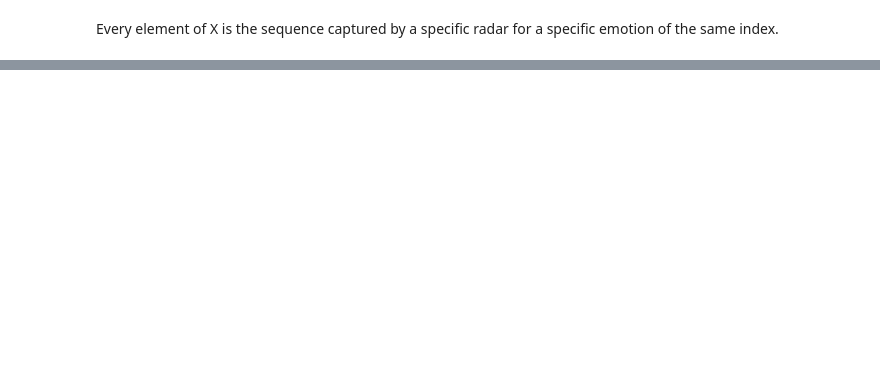
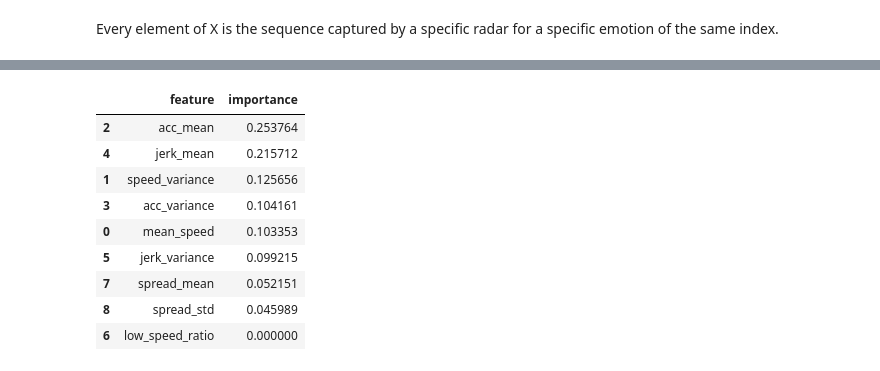
Before and after one commit to anasdev1204/CoDaS-Radar-based-Sentiment-Analysis-and-recognition, a Jupyter notebook: anas/eda.ipynb, the cells around one changed output, grey strips where cells are left out. Cells and saved outputs as stored; diff of their text form; code cells hidden in the pictures; blank space fills up the shorter version.

```diff
--- a/anas/eda.ipynb
+++ b/anas/eda.ipynb
@@ -203,0 +304,15 @@ plt.show()
+# %%
+def extract_features(sample):
+
+    centroids = compute_centroids(sample)
+
+    f_motion = motion_features(centroids)
+    f_spread = spread_features(sample)
+
+    return np.array(f_motion + f_spread)
+
+feature_names = [
+    "mean_speed", "speed_variance", "acc_mean", "acc_variance",
+    "jerk_mean", "jerk_variance", "low_speed_ratio",
+    "spread_mean", "spread_std"
+]
@@ -203,0 +347,9 @@ plt.show()
+# %%
+from sklearn.model_selection import GroupShuffleSplit
+
+groups = np.array(user_ids)
+gss = GroupShuffleSplit(test_size=0.2, n_splits=1)
+
+for train_idx, test_idx in gss.split(all_users_all_features, all_users_emotion_labels, groups=user_ids):
+    X_train, X_test = all_users_all_features[train_idx], all_users_all_features[test_idx]
+    y_train, y_test = all_users_emotion_labels[train_idx], all_users_emotion_labels[test_idx]
@@ -203,0 +392,22 @@ plt.show()
+# %%
+import pandas as pd
+
+importances = model.feature_importances_
+
+df = pd.DataFrame({
+    "feature": feature_names,
+    "importance": importances
+}).sort_values(by="importance", ascending=False)
+
+df
+# %% [output]
+|  | feature | importance |
+| 2 | acc_mean | 0.253764 |
+| 4 | jerk_mean | 0.215712 |
+| 1 | speed_variance | 0.125656 |
+| 3 | acc_variance | 0.104161 |
+| 0 | mean_speed | 0.103353 |
+| 5 | jerk_variance | 0.099215 |
+| 7 | spread_mean | 0.052151 |
+| 8 | spread_std | 0.045989 |
+| 6 | low_speed_ratio | 0.000000 |
```
Also changed, not shown: parts of 40 cells of this notebook, 6 other files.
